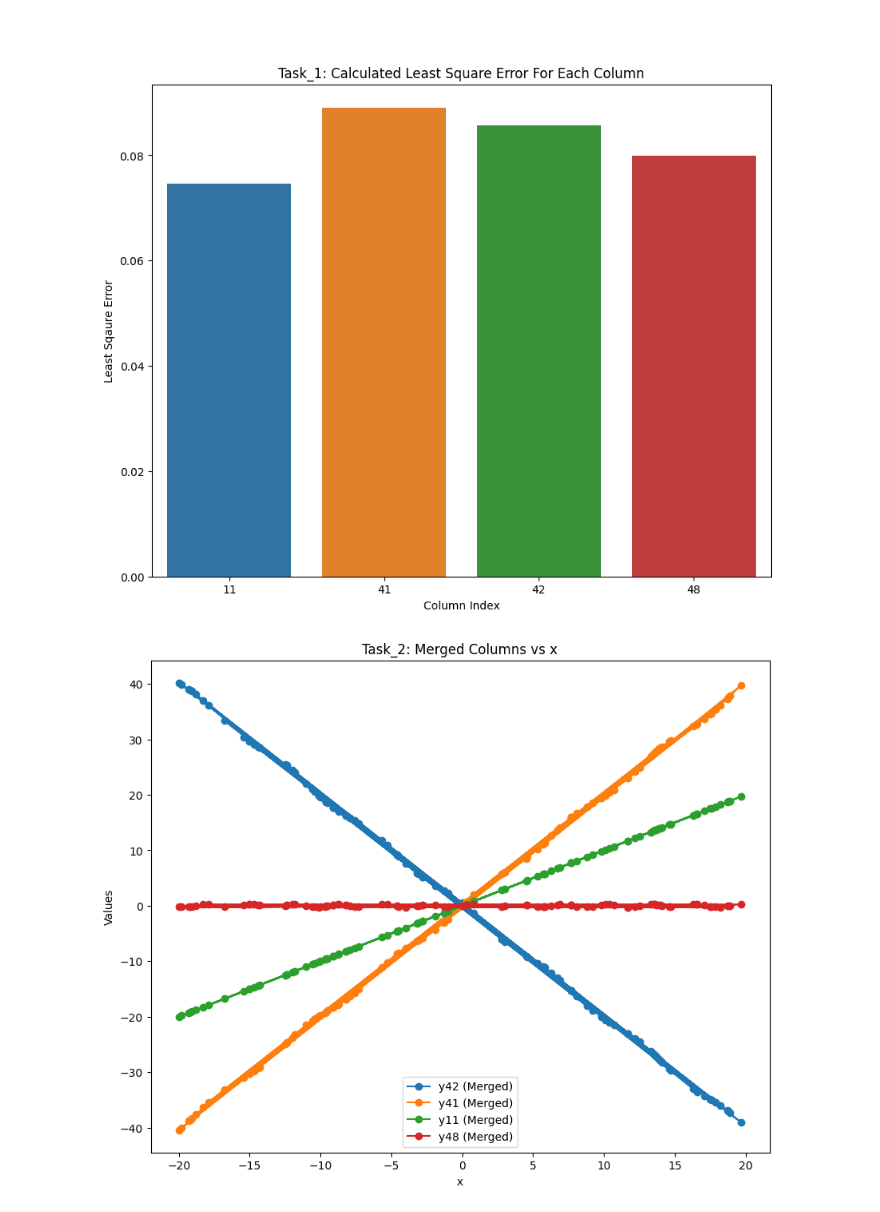
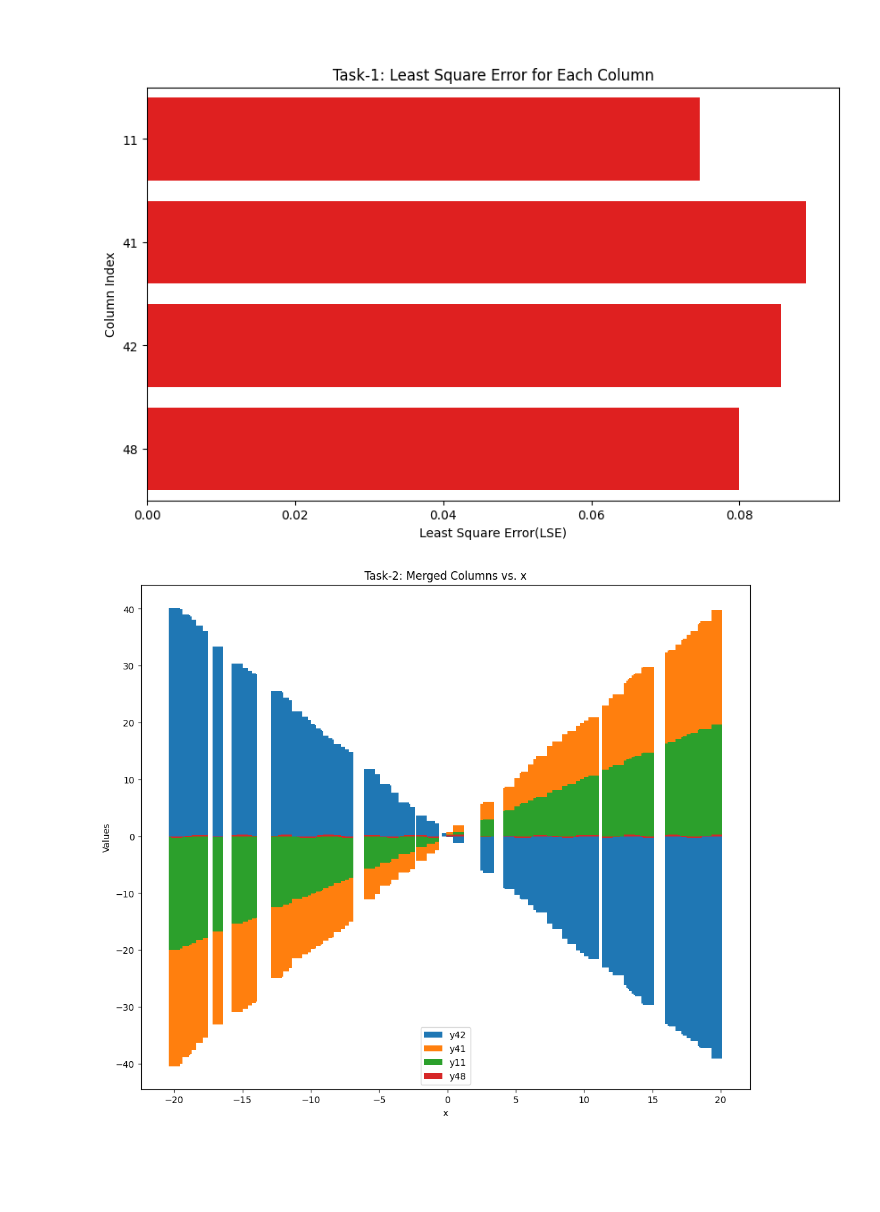
Before and after one commit to Likhithk07/Python_assignment, a Jupyter notebook: Python_Practical_assignment.ipynb, the cells around one changed output. Cells and saved outputs as stored; diff of their text form; code cells hidden in the pictures; blank space fills up the shorter version.

```diff
--- a/Python_Practical_assignment.ipynb
+++ b/Python_Practical_assignment.ipynb
@@ -61,53 +61,54 @@ for m in range(len(test)):
     if minimum_l < np.sqrt(2) * 0.089005:
         deviation.append(minimum_l)
         index = mse_li.index(minimum_l)
         id_index.append(index)
 
     else:
         deviation.append(minimum_l)
         id_index.append('miss')
 
 #two different columns
 test["Deviation"] = deviation
 test["Ideal Index"] = id_index
 
 #Data Visulaization
 
 #for Task_1
-plt.figure(figsize=(10,8))
-sns.barplot(data=task_1, x="Column_name", y="leastsq_error")
-plt.title("Task_1: Calculated Least Square Error For Each Column")
-plt.xlabel("Column Index")
-plt.ylabel("Least Sqaure Error")
-plt.xticks(rotation=360)
+# Data Visualization
+
+# Task-1 Visualization
+plt.figure(figsize=(10, 6))
+sns.barplot(data=task_1, y="Column_name", x="leastsq_error", color='red', orient='h')
+plt.title("Task-1: Least Square Error for Each Column")
+plt.xlabel("Least Square Error(LSE)")
+plt.ylabel("Column Index")
 plt.show()
 
-#for task_2
-plt.figure(figsize=(10,8))
-for m in range(0, len(task_1)):
-    plt.plot(test["x"], test[f"y{str(task_1.iloc[m, 0])}"], label=f"y{str(task_1.iloc[m, 0])} (Merged)", marker='o')
+# Task-2 Visualization
+plt.figure(figsize=(12, 10))
 
-plt.title("Task_2: Merged Columns vs x")
+for i in range(0, len(task_1)):
+    plt.bar(test["x"], test[f"y{task_1.iloc[i, 0]}"], label=f"y{task_1.iloc[i, 0]}")
+
+plt.legend()
+plt.title("Task-2: Merged Columns vs. x")
 plt.xlabel("x")
 plt.ylabel("Values")
-plt.legend()
 plt.show()
 
-# Visulazation for deviation coulmn in task_2
-plt.figure(figsize=(10, 8))
-sns.scatterplot(data=test, x="x", y="Deviation")
+# Deviation Visualization
+sns.lineplot(data=test, x="x", y="Deviation", errorbar="sd")
 plt.title("Deviation vs. x")
 plt.xlabel("x")
 plt.ylabel("Deviation")
 plt.show()
 
-#Ideal_index of task_2
-plt.figure(figsize=(10, 8))
-sns.countplot(data=test, x="Ideal Index")
-plt.title("Ideal Index Count")
-plt.xlabel("Ideal Index")
-plt.ylabel("Count")
+# Ideal Index Visualization
+counts = test["Ideal Index"].value_counts()
+plt.pie(counts, labels=counts.index, autopct='%1.1f%%', startangle=90)
+plt.title("Ideal Index Percentage ")
+plt.axis('equal')
 plt.show()
 # %% [output]
-[figure, old version]
+[figure, new version]
-[figure, old version]
+[figure, new version]
```
Also changed, not shown: parts of 1 cell of this notebook.
